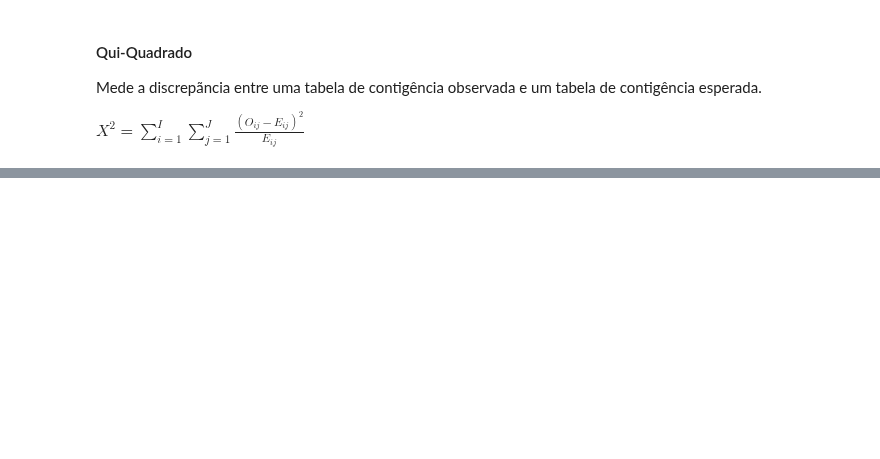
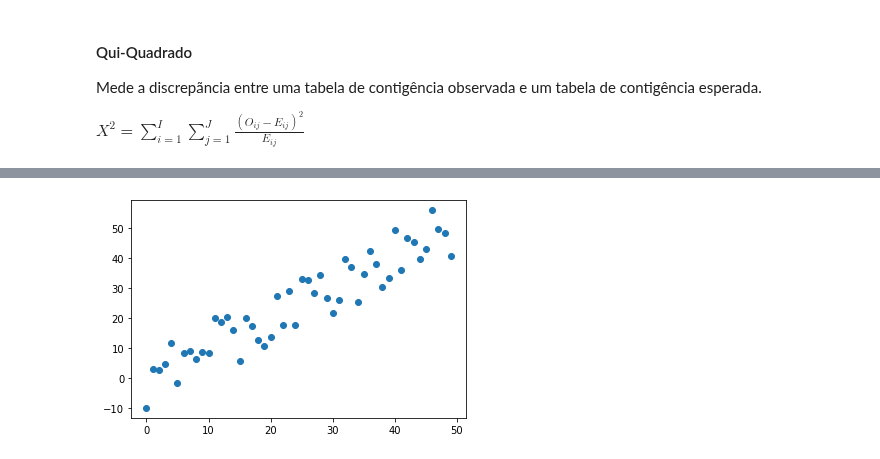
Before and after one commit to jvataidee/ManualdeAnalisedeDadosPython, a Jupyter notebook: cap3_estatistica_descritiva_bivariada.ipynb, the cells around one changed output, grey strips where cells are left out. Cells and saved outputs as stored; diff of their text form; code cells hidden in the pictures; blank space fills up the shorter version.

```diff
--- a/cap3_estatistica_descritiva_bivariada.ipynb
+++ b/cap3_estatistica_descritiva_bivariada.ipynb
@@ -97,0 +195,9 @@ $X^2 = \sum_{i=1}^I\sum_{j=1}^J\frac{(O_{ij} - E_{ij})^2}{E_{ij}}$
+# %%
+dado_2 = pd.DataFrame()
+dado_2["X"] = np.arange(50)
+delta = np.random.uniform(-10, 10, dado_2["X"].size)
+dado_2["Y"]= dado_2["X"]+ delta
+
+plt.scatter(y = dado_2["Y"], x = dado_2["X"]);
+# %% [output]
+[figure, added]
```
Also changed, not shown: parts of 31 cells of this notebook.
